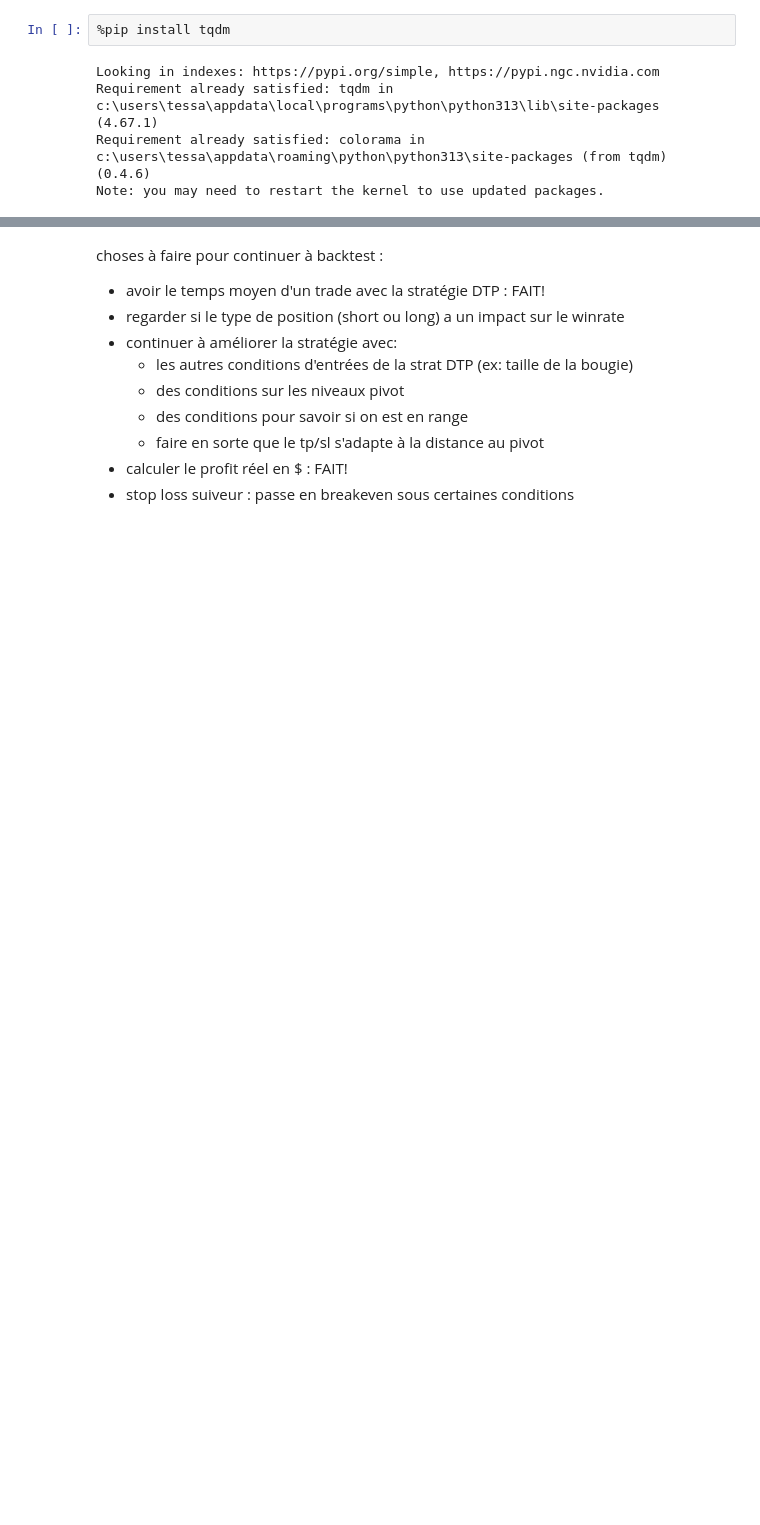
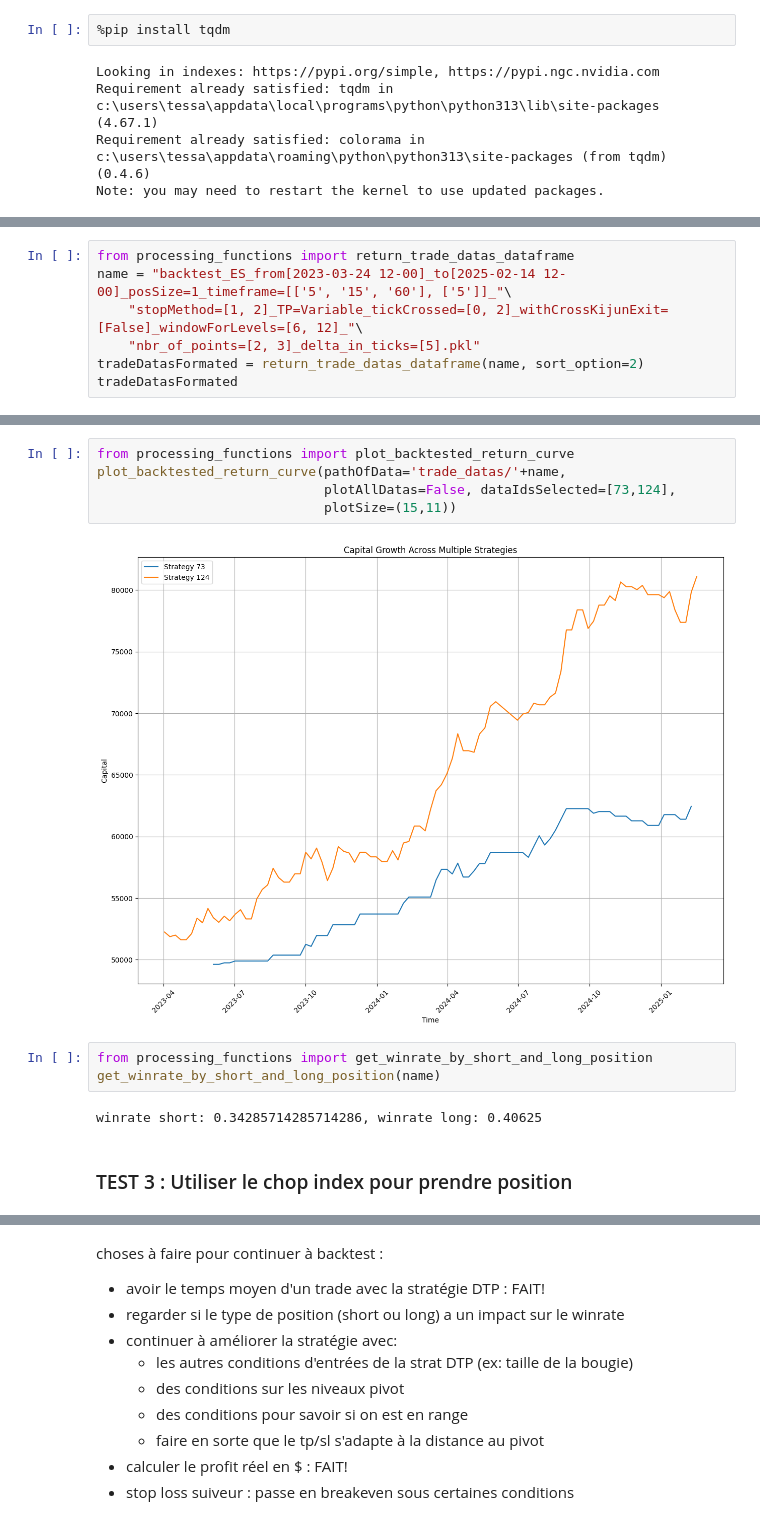
Before and after one commit to tessanix/Backtest_Trading, a Jupyter notebook: strategies_backtest.ipynb, the cells around one changed output, grey strips where cells are left out. Cells and saved outputs as stored; diff of their text form; blank space fills up the shorter version.

```diff
--- a/strategies_backtest.ipynb
+++ b/strategies_backtest.ipynb
@@ -223,0 +105,7 @@ plt.show()
+# %%
+from processing_functions import return_trade_datas_dataframe
+name = "backtest_ES_from[2023-03-24 12-00]_to[2025-02-14 12-00]_posSize=1_timeframe=[['5', '15', '60'], ['5']]_"\
+    "stopMethod=[1, 2]_TP=Variable_tickCrossed=[0, 2]_withCrossKijunExit=[False]_windowForLevels=[6, 12]_"\
+    "nbr_of_points=[2, 3]_delta_in_ticks=[5].pkl"
+tradeDatasFormated = return_trade_datas_dataframe(name, sort_option=2)
+tradeDatasFormated
@@ -223,0 +126,14 @@ plt.show()
+# %%
+from processing_functions import plot_backtested_return_curve
+plot_backtested_return_curve(pathOfData='trade_datas/'+name,
+                             plotAllDatas=False, dataIdsSelected=[73,124],
+                             plotSize=(15,11))
+# %% [output]
+[figure, added]
+# %%
+from processing_functions import get_winrate_by_short_and_long_position
+get_winrate_by_short_and_long_position(name)
+# %% [output]
+winrate short: 0.34285714285714286, winrate long: 0.40625
+# %% [markdown]
+### TEST 3 : Utiliser le chop index pour prendre position ###
```
Also changed, not shown: parts of 24 cells of this notebook, 13 other files.
